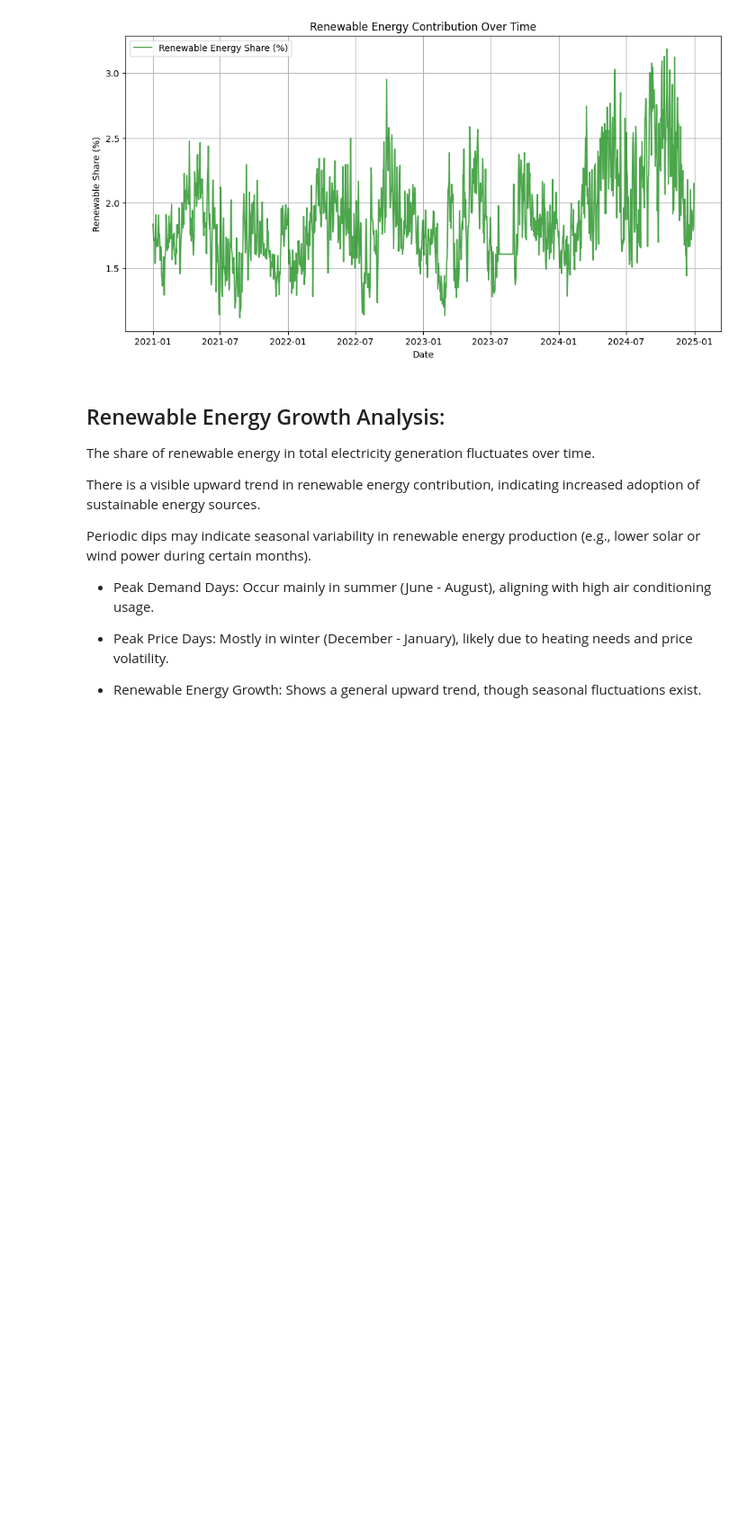
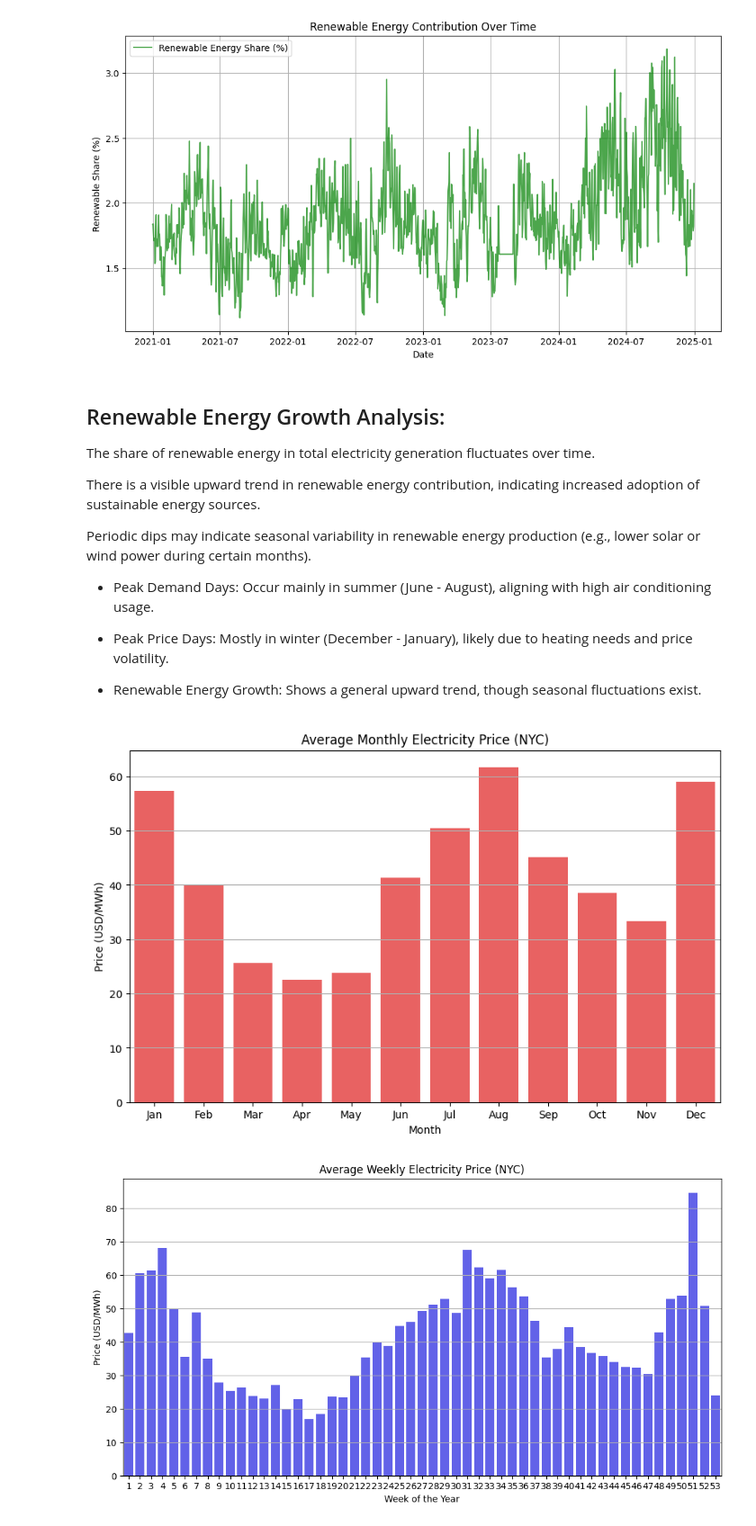
Before and after one commit to forumb94/energypricecode, a Jupyter notebook: maincode.ipynb, the cells around one changed output. Shown at 90% size. Cells and saved outputs as stored; diff of their text form; code cells hidden in the pictures; blank space fills up the shorter version.

```diff
--- a/maincode.ipynb
+++ b/maincode.ipynb
@@ -440,3 +482,47 @@ Periodic dips may indicate seasonal variability in renewable energy production (
 - Peak Price Days: Mostly in winter (December - January), likely due to heating needs and price volatility.
 
 - Renewable Energy Growth: Shows a general upward trend, though seasonal fluctuations exist.
+# %%
+# Extract additional time components for grouping
+df['Weekday'] = df['Local Date'].dt.day_name()
+df['Week'] = df['Local Date'].dt.isocalendar().week
+
+# Aggregate data for visualization
+monthly_price_avg = df.groupby(df['Month'])['Real Time J - New York City'].mean()
+weekly_price_avg = df.groupby(df['Week'])['Real Time J - New York City'].mean()
+daily_price_avg = df.groupby(df['Weekday'])['Real Time J - New York City'].mean()
+
+# Order weekdays for proper visualization
+ordered_weekdays = ["Monday", "Tuesday", "Wednesday", "Thursday", "Friday", "Saturday", "Sunday"]
+daily_price_avg = daily_price_avg.reindex(ordered_weekdays)
+
+# 1. Monthly Average Electricity Price (Bar Plot)
+plt.figure(figsize=(10, 6))
+sns.barplot(x=monthly_price_avg.index, y=monthly_price_avg.values, color="red", alpha=0.7)
+plt.title("Average Monthly Electricity Price (NYC)")
+plt.xlabel("Month")
+plt.ylabel("Price (USD/MWh)")
+plt.xticks(range(0, 12), ['Jan', 'Feb', 'Mar', 'Apr', 'May', 'Jun', 'Jul', 'Aug', 'Sep', 'Oct', 'Nov', 'Dec'])
+plt.grid(axis='y')
+plt.show()
+
+# 2. Weekly Average Electricity Price (Bar Plot)
+plt.figure(figsize=(12, 6))
+sns.barplot(x=weekly_price_avg.index, y=weekly_price_avg.values, color="blue", alpha=0.7)
+plt.title("Average Weekly Electricity Price (NYC)")
+plt.xlabel("Week of the Year")
+plt.ylabel("Price (USD/MWh)")
+plt.grid(axis='y')
+plt.show()
+
+# 3. Daily Average Electricity Price (Bar Plot)
+plt.figure(figsize=(10, 6))
+sns.barplot(x=daily_price_avg.index, y=daily_price_avg.values, color="green", alpha=0.7)
+plt.title("Average Daily Electricity Price (NYC)")
+plt.xlabel("Day of the Week")
+plt.ylabel("Price (USD/MWh)")
+plt.grid(axis='y')
+plt.show()
+# %% [output]
+[figure, added]
+[figure, added]
```
Also changed, not shown: parts of 7 cells of this notebook.
